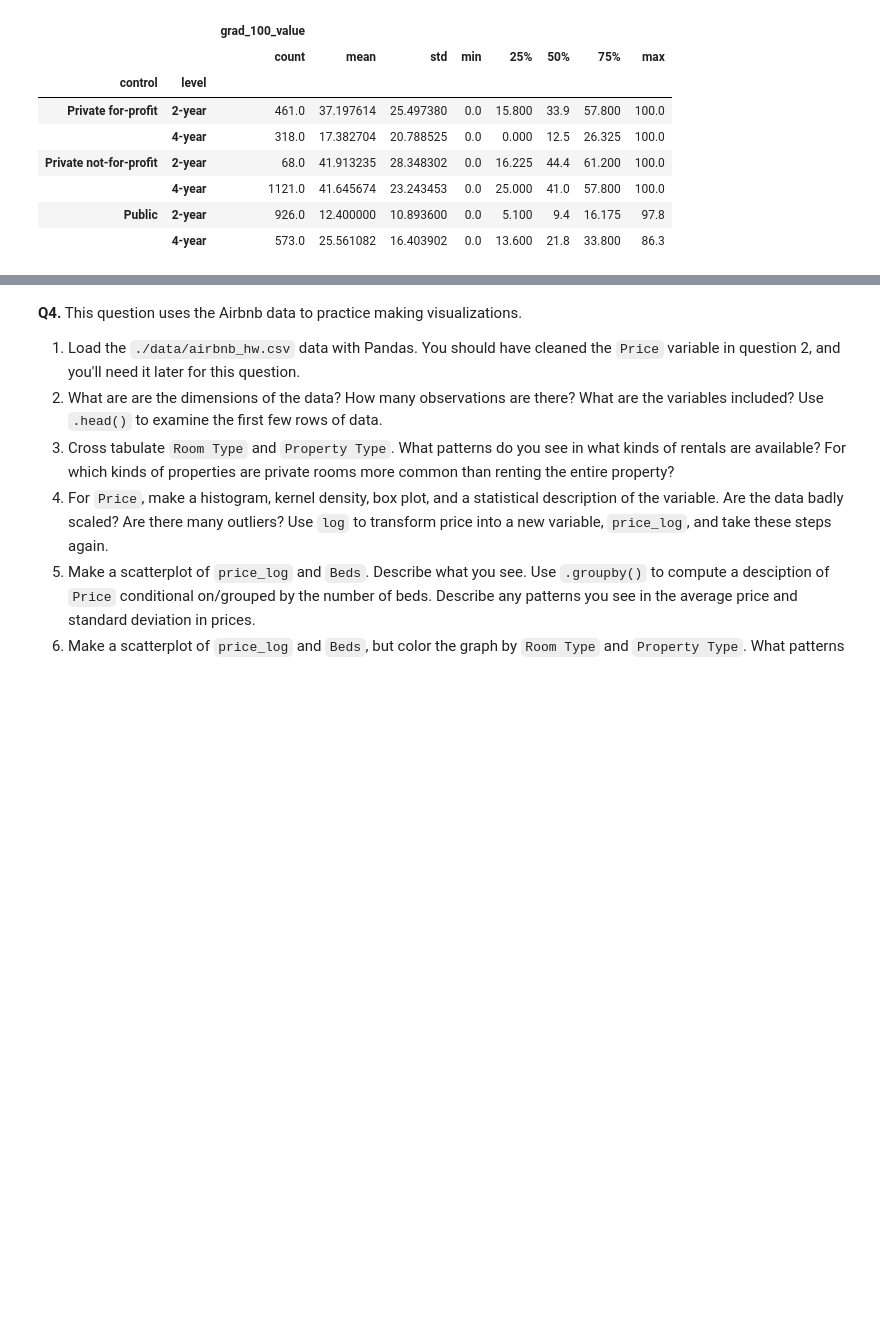
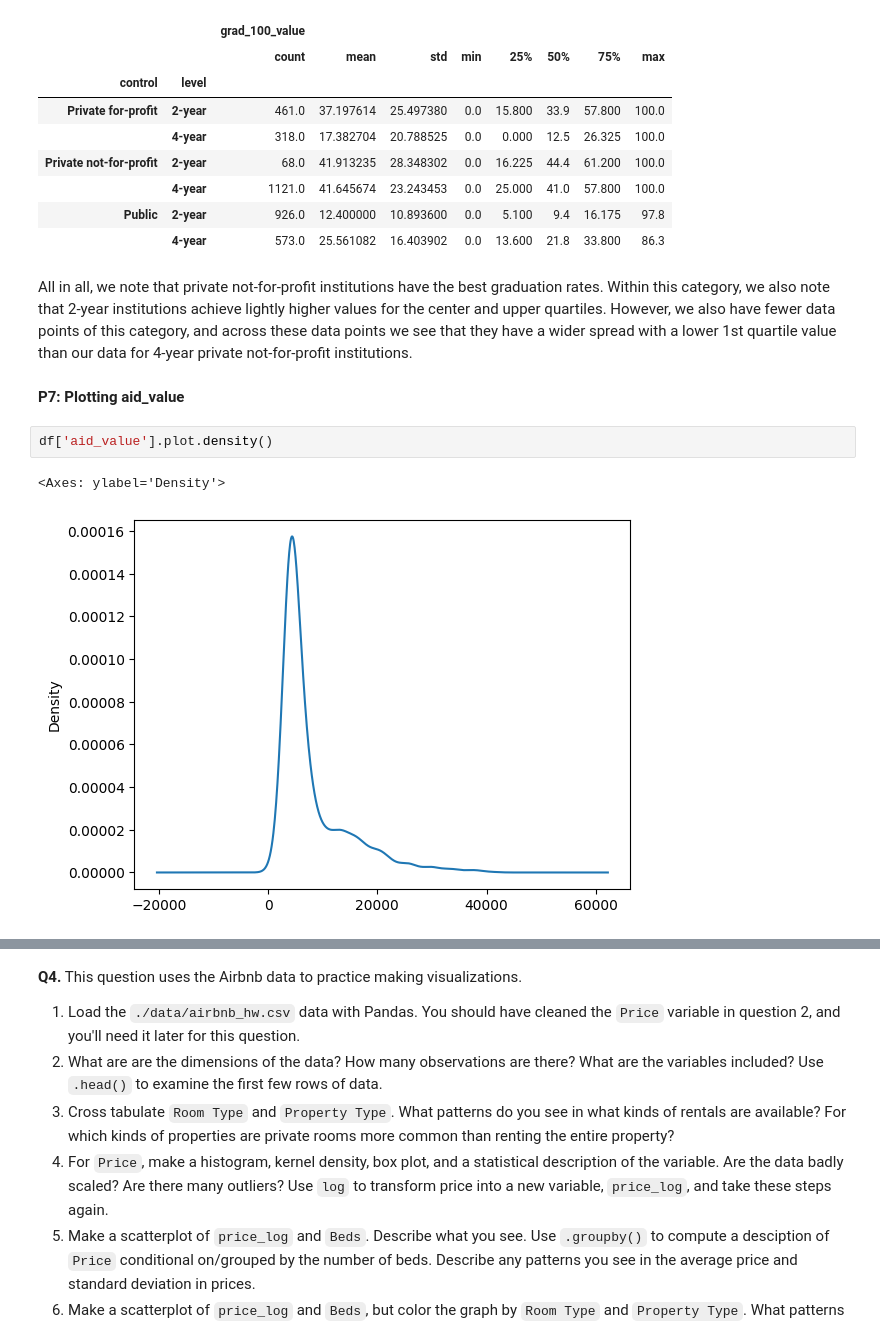
Before and after one commit to Ann924/assignment2, a Jupyter notebook: Copy_of_assignment2.ipynb, the cells around one changed output, grey strips where cells are left out. Drawn from its saved outputs; the diff is of its cells as text; blank space fills up the shorter version.

```diff
--- a/Copy_of_assignment2.ipynb
+++ b/Copy_of_assignment2.ipynb
@@ -409,3 +437,12 @@ df[['control', 'level', 'grad_100_value']].groupby(['control', 'level']).describ
 |  | 4-year | 1121.0 | 41.645674 | 23.243453 | 0.0 | 25.000 | 41.0 | 57.800 | 100.0 |
 | Public | 2-year | 926.0 | 12.400000 | 10.893600 | 0.0 | 5.100 | 9.4 | 16.175 | 97.8 |
 |  | 4-year | 573.0 | 25.561082 | 16.403902 | 0.0 | 13.600 | 21.8 | 33.800 | 86.3 |
+# %% [markdown]
+All in all, we note that private not-for-profit institutions have the best graduation rates. Within this category, we also note that 2-year institutions achieve lightly higher values for the center and upper quartiles. However, we also have fewer data points of this category, and across these data points we see that they have a wider spread with a lower 1st quartile value than our data for 4-year private not-for-profit institutions.
+# %% [markdown]
+__P7: Plotting aid_value__
+# %%
+df['aid_value'].plot.density()
+# %% [output]
+<Axes: ylabel='Density'>
+[figure, added]
```
Also changed, not shown: parts of 46 cells of this notebook.
